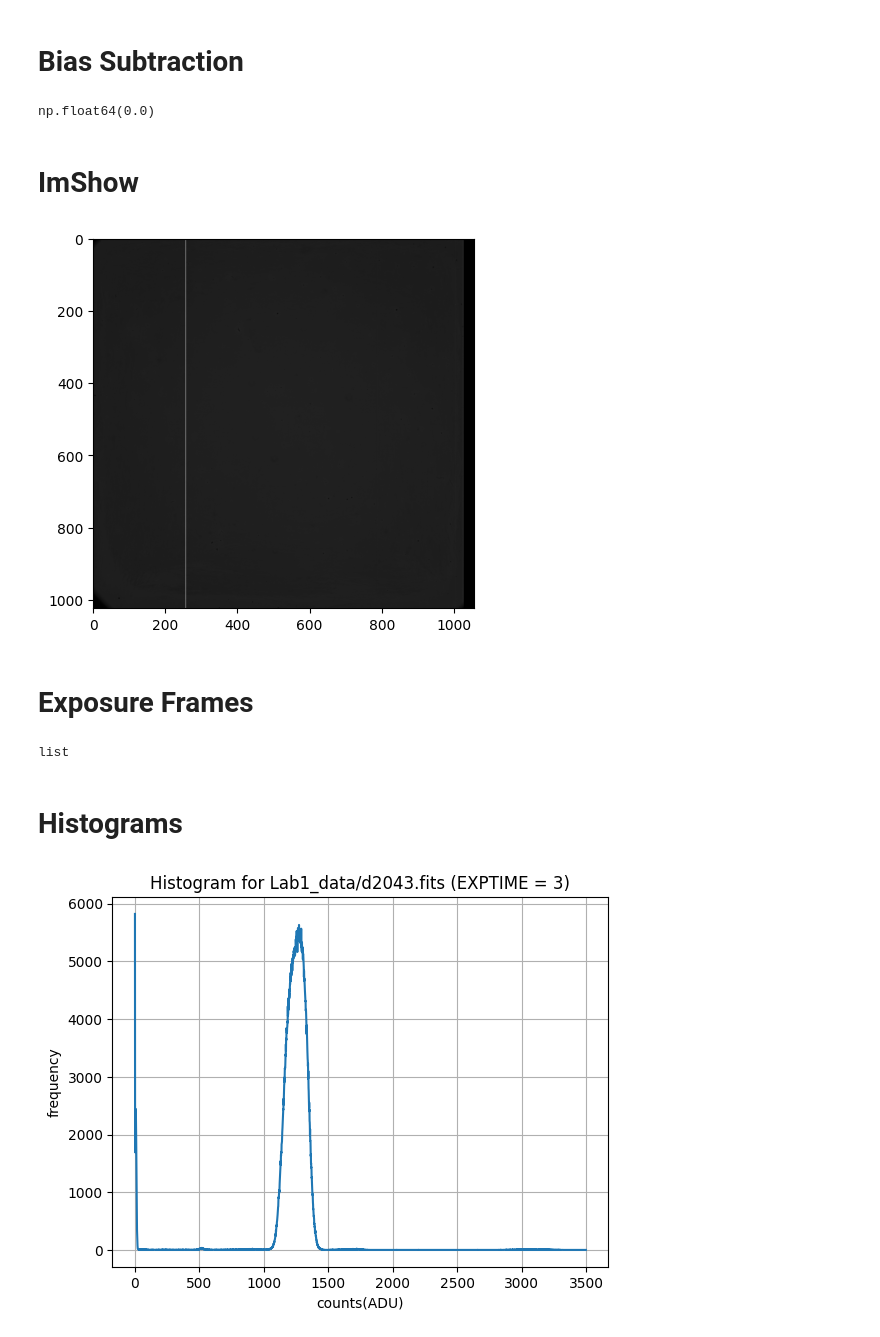
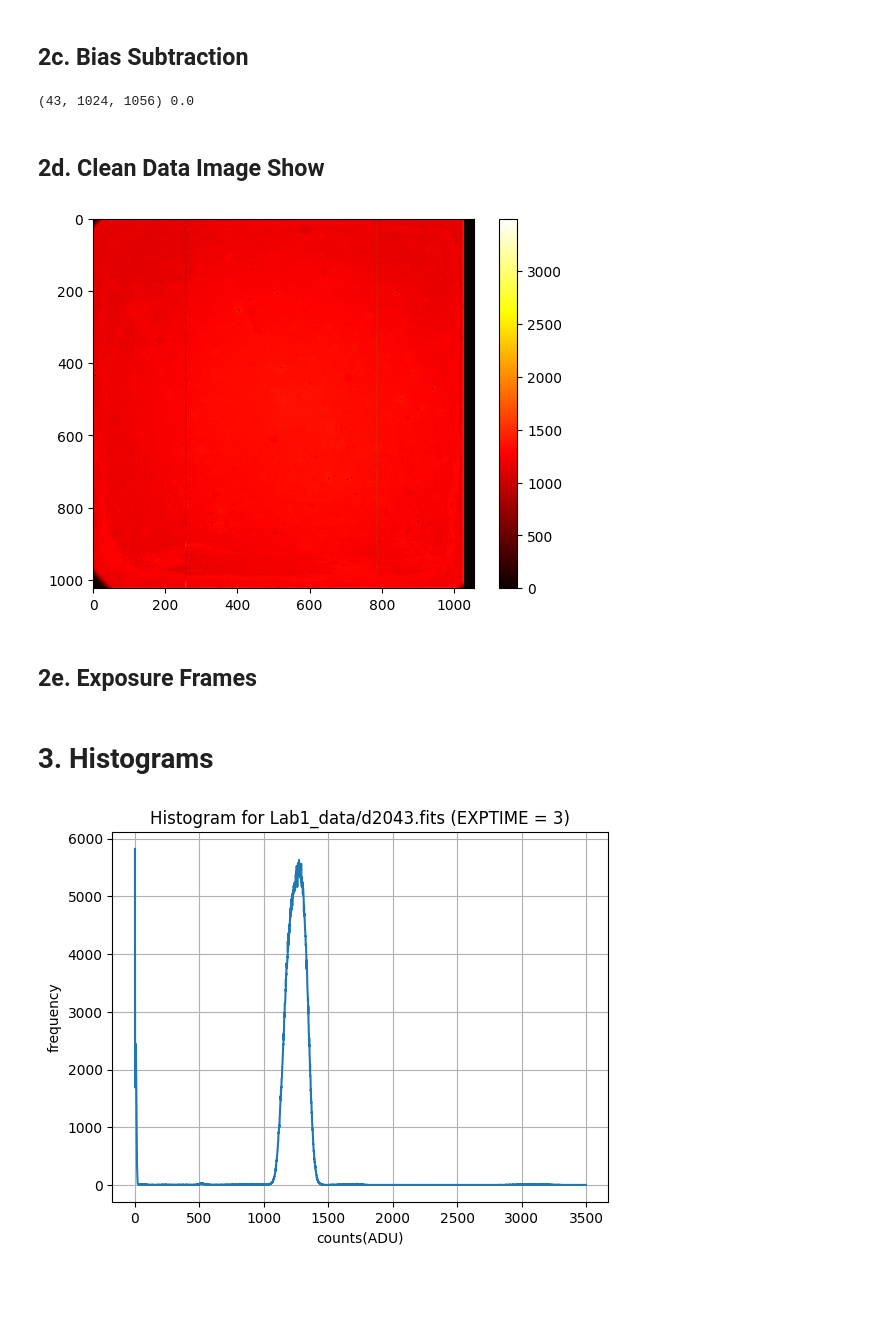
Before and after one commit to parkergeorge30/ASTRO150, a Jupyter notebook: Lab_1.ipynb, the cells around one changed output. Saved outputs shown, nothing was run; the diff lists cells and outputs as text; code cells hidden in the pictures; blank space fills up the shorter version.

```diff
--- a/Lab_1.ipynb
+++ b/Lab_1.ipynb
@@ -63,0 +110,6 @@ def set_negatives_to_zero_nd(tensor):
+# %%
+frames = glob.glob('Lab1_data/d20[0-8][0-9].fits')
+ascend_str(frames, (-7, -5))
+bias_frames = frames[:11]
+reg_frames = frames[11:]
+bias_frames, reg_frames
@@ -66,6 +143,4 @@ def set_negatives_to_zero_nd(tensor):
 # %%
-bias_frames = glob.glob('Lab1_data/d20[0-1][0-9].fits')
-
 def bias(x):
     n = len(x)
     tot = zeros(n, dtype=float)
@@ -76,4 +151,7 @@ def bias(x):
     avg = my_avg(tot)
     return avg
 
-biasdat = bias(bias_frames)
+master_bias = bias(bias_frames)
+plt.imshow(master_bias, cmap='hot')
+plt.colorbar()
+plt.show()
@@ -80,5 +160,5 @@ biasdat = bias(bias_frames)
 # %% [markdown]
-# Bias Subtraction
+## 2c. Bias Subtraction
 # %%
 def bias_sub(x):
     n = len(x)
@@ -86,27 +166,24 @@ def bias_sub(x):
 
     for i, file in enumerate(x):
         arr = fits.getdata(file)
-        tot[i] = arr - biasdat
+        tot[i] = arr - master_bias
     return tot
 
-frames = glob.glob('Lab1_data/d20[4-8][0-9].fits')
-ascend_str(frames, (-7,-5))
-allframes = bias_sub(frames)
-
-set_negatives_to_zero_nd(allframes)
-np.min(allframes)
+clean_data = bias_sub(reg_frames)
+set_negatives_to_zero_nd(clean_data)
+print(np.shape(clean_data), np.min(clean_data))
 # %% [output]
-np.float64(0.0)
+(43, 1024, 1056) 0.0
 # %% [markdown]
-# ImShow
+## 2d. Clean Data Image Show
 # %%
-np.shape(allframes)
-plt.imshow(fits.getdata(frames[20]), cmap='grey')
+plt.imshow(clean_data[0], cmap='hot')
+plt.colorbar()
 plt.show()
 # %% [output]
-[figure, old version]
+[figure, new version]
 # %% [markdown]
-# Exposure Frames
+## 2e. Exposure Frames
 # %%
 def exp_frames(x):
     tot = []
@@ -114,9 +191,7 @@ def exp_frames(x):
         tot.append(x[i])
     return tot
 
-exp_frames = exp_frames(allframes)
+exp_frames = exp_frames(clean_data)
-# %% [output]
-list
 # %% [markdown]
-# Histograms
+# 3. Histograms
 # %%
```
Also changed, not shown: parts of 49 cells of this notebook.
